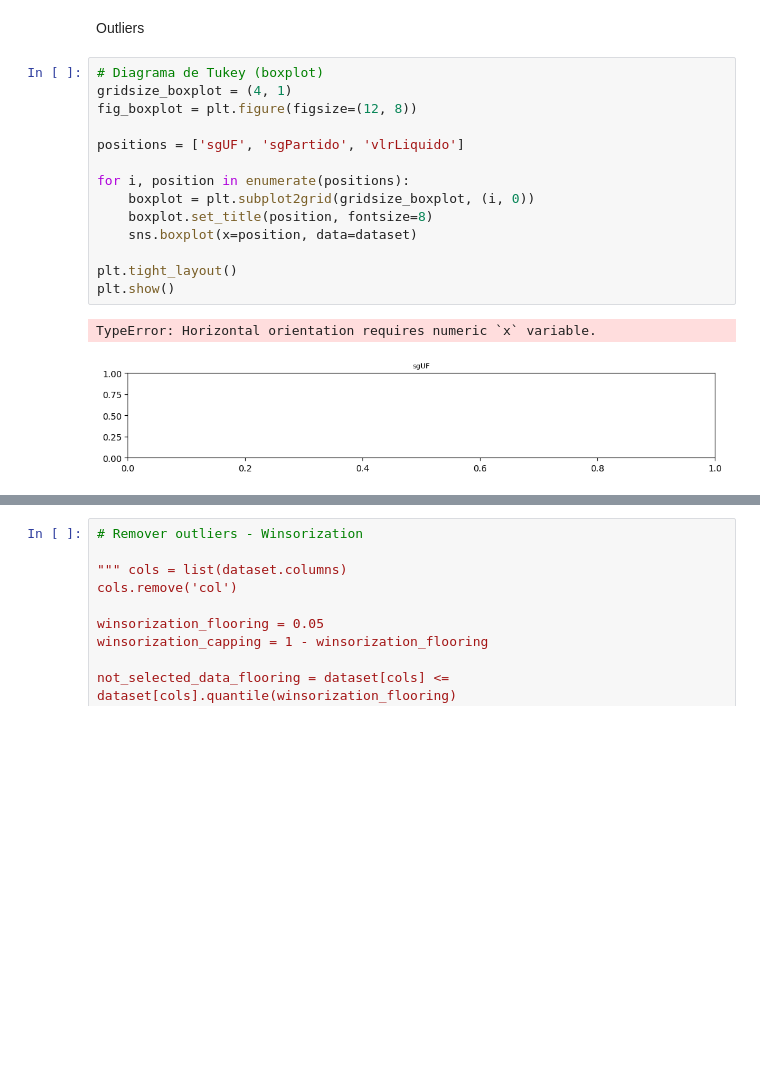
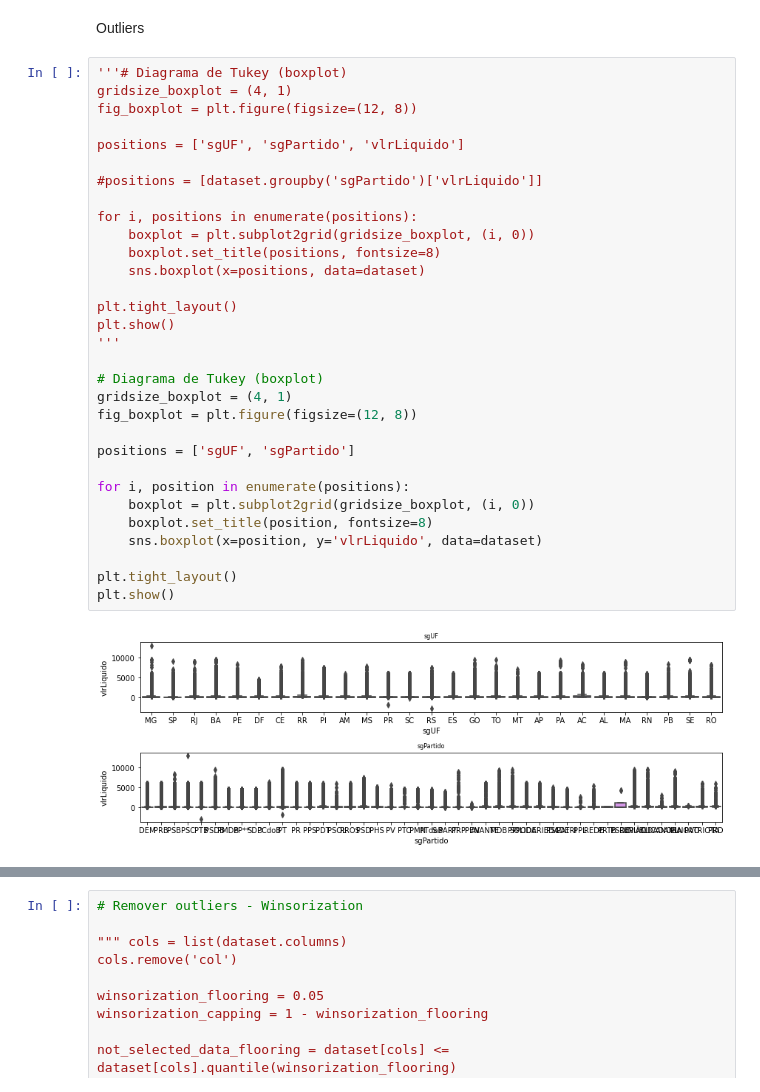
Before and after one commit to LeonardoHBritoo/projetoVI_ifooftech, a Jupyter notebook: projeto_vi.ipynb, the cells around one changed output, grey strips where cells are left out. Saved outputs shown, nothing was run; the diff lists cells and outputs as text; blank space fills up the shorter version.

```diff
--- a/projeto_vi.ipynb
+++ b/projeto_vi.ipynb
@@ -541,22 +778,38 @@ Medidas de Assemetria
 # %% [markdown]
 Outliers
 # %%
-# Diagrama de Tukey (boxplot)
+'''# Diagrama de Tukey (boxplot)
 gridsize_boxplot = (4, 1)
 fig_boxplot = plt.figure(figsize=(12, 8))
 
 positions = ['sgUF', 'sgPartido', 'vlrLiquido']
 
+#positions = [dataset.groupby('sgPartido')['vlrLiquido']]
+
+for i, positions in enumerate(positions):
+    boxplot = plt.subplot2grid(gridsize_boxplot, (i, 0))
+    boxplot.set_title(positions, fontsize=8)
+    sns.boxplot(x=positions, data=dataset)
+
+plt.tight_layout()
+plt.show()
+'''
+
+# Diagrama de Tukey (boxplot)
+gridsize_boxplot = (4, 1)
+fig_boxplot = plt.figure(figsize=(12, 8))
+
+positions = ['sgUF', 'sgPartido']
+
 for i, position in enumerate(positions):
     boxplot = plt.subplot2grid(gridsize_boxplot, (i, 0))
     boxplot.set_title(position, fontsize=8)
-    sns.boxplot(x=position, data=dataset)
+    sns.boxplot(x=position, y='vlrLiquido', data=dataset)
 
 plt.tight_layout()
 plt.show()
 # %% [output]
-TypeError: Horizontal orientation requires numeric `x` variable.
-[figure, old version]
+[figure, new version]
 # %%
 # Gráfico de dispersão
 gridsize_scatter = (4, 1)
```
Also changed, not shown: parts of 44 cells of this notebook.
